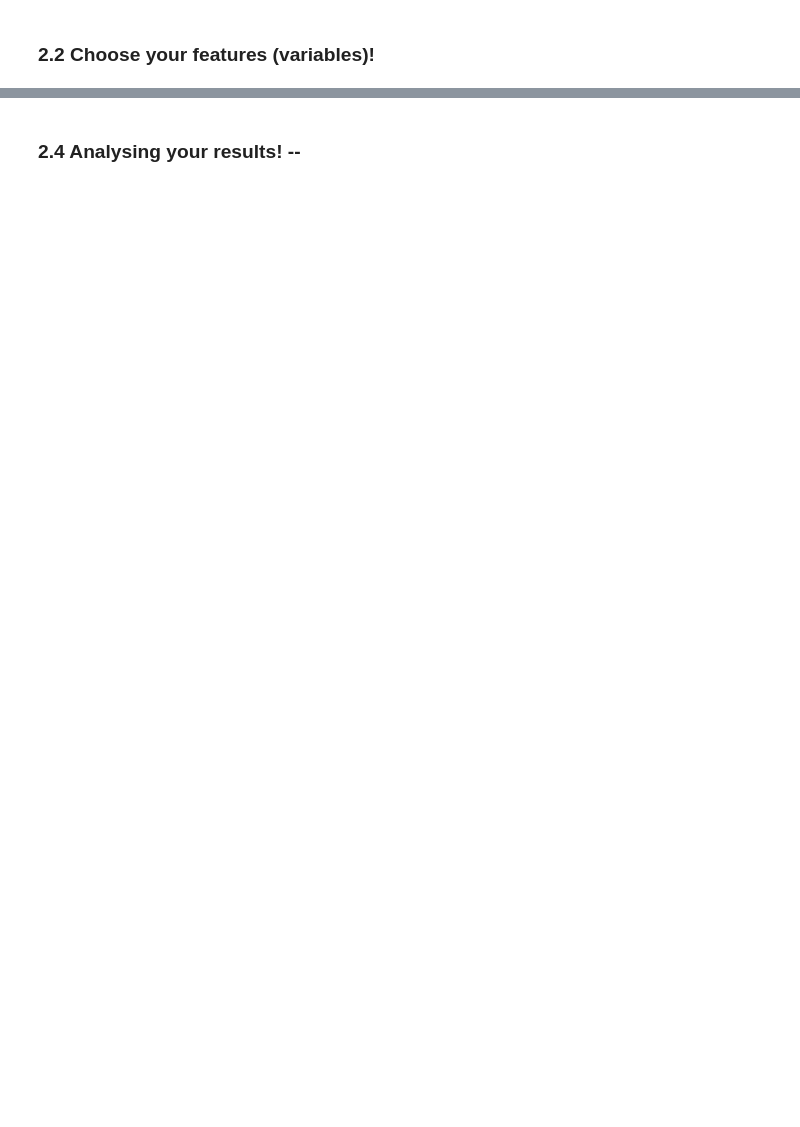
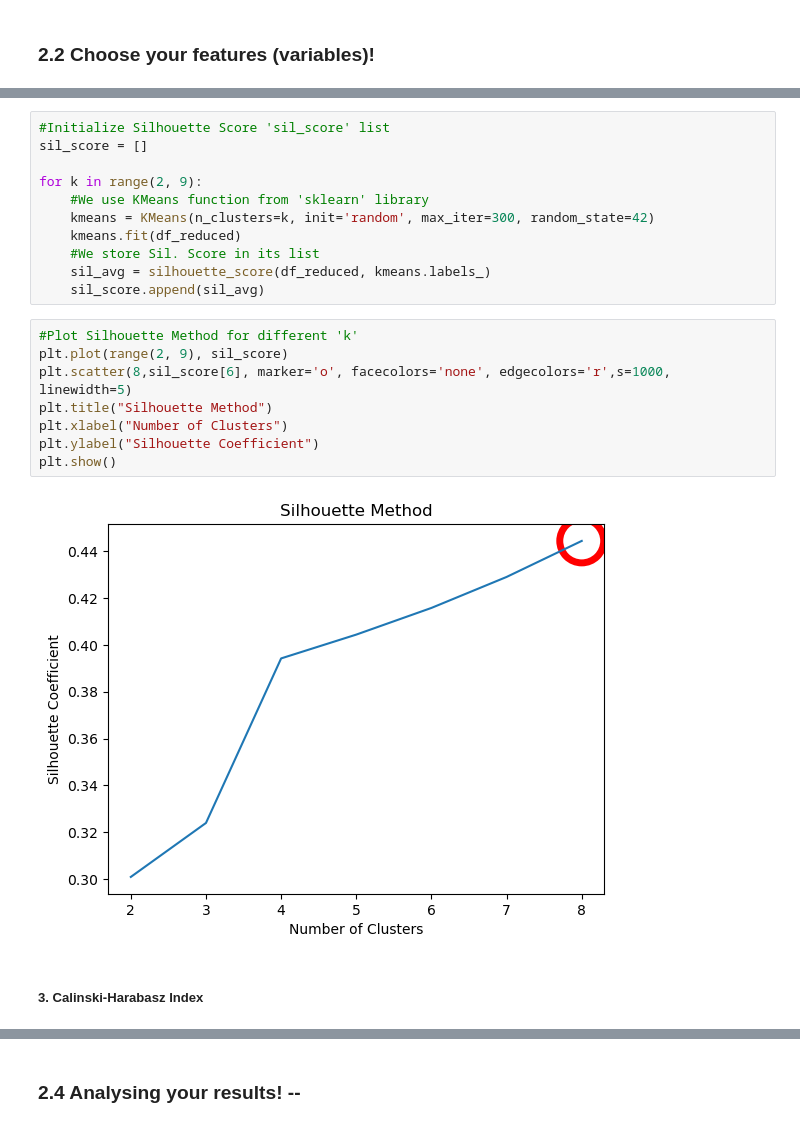
Before and after one commit to pltommasino/ADM-HW4-Group14, a Jupyter notebook: HW4_main.ipynb, the cells around one changed output, grey strips where cells are left out. Drawn from its saved outputs; the diff is of its cells as text; blank space fills up the shorter version.

```diff
--- a/HW4_main.ipynb
+++ b/HW4_main.ipynb
@@ -393,0 +1107,23 @@ You may notice that you have plenty of features to work with now. So, it would b
+# %%
+#Initialize Silhouette Score 'sil_score' list
+sil_score = []
+
+for k in range(2, 9):
+    #We use KMeans function from 'sklearn' library
+    kmeans = KMeans(n_clusters=k, init='random', max_iter=300, random_state=42)
+    kmeans.fit(df_reduced)
+    #We store Sil. Score in its list
+    sil_avg = silhouette_score(df_reduced, kmeans.labels_)
+    sil_score.append(sil_avg)
+# %%
+#Plot Silhouette Method for different 'k'
+plt.plot(range(2, 9), sil_score)
+plt.scatter(8,sil_score[6], marker='o', facecolors='none', edgecolors='r',s=1000, linewidth=5)
+plt.title("Silhouette Method")
+plt.xlabel("Number of Clusters")
+plt.ylabel("Silhouette Coefficient")
+plt.show()
+# %% [output]
+[figure, added]
+# %% [markdown]
+##### 3. Calinski-Harabasz Index
```
Also changed, not shown: parts of 125 cells of this notebook, 1 other file.
